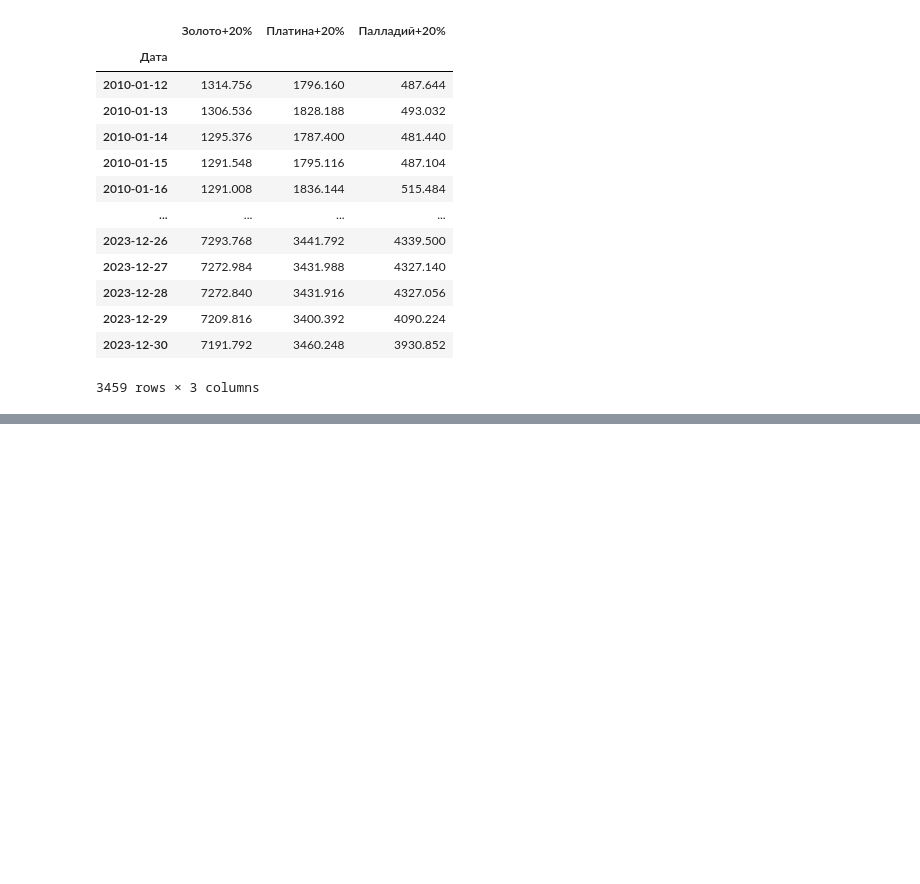
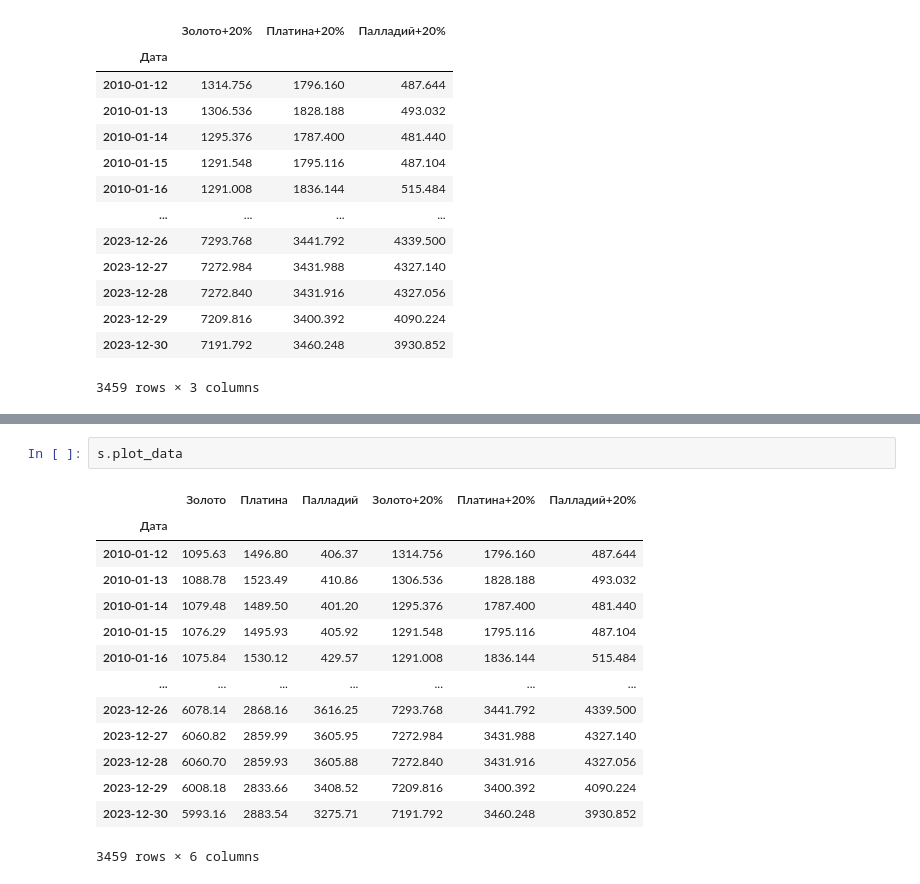
Before and after one commit to Dmatryus/PlotAdapter, a Jupyter notebook: researches/Exchange rate research.ipynb, the cells around one changed output, grey strips where cells are left out. Cells and saved outputs as stored; diff of their text form; blank space fills up the shorter version.

```diff
--- a/researches/Exchange rate research.ipynb
+++ b/researches/Exchange rate research.ipynb
@@ -145,0 +143,17 @@ s.to_file(Path(".") / 'plots' / 's.png')
+# %%
+s.plot_data
+# %% [output]
+|  | Золото | Платина | Палладий | Золото+20% | Платина+20% | Палладий+20% |
+| Дата |  |  |  |  |  |  |
+| 2010-01-12 | 1095.63 | 1496.80 | 406.37 | 1314.756 | 1796.160 | 487.644 |
+| 2010-01-13 | 1088.78 | 1523.49 | 410.86 | 1306.536 | 1828.188 | 493.032 |
+| 2010-01-14 | 1079.48 | 1489.50 | 401.20 | 1295.376 | 1787.400 | 481.440 |
+| 2010-01-15 | 1076.29 | 1495.93 | 405.92 | 1291.548 | 1795.116 | 487.104 |
+| 2010-01-16 | 1075.84 | 1530.12 | 429.57 | 1291.008 | 1836.144 | 515.484 |
+| ... | ... | ... | ... | ... | ... | ... |
+| 2023-12-26 | 6078.14 | 2868.16 | 3616.25 | 7293.768 | 3441.792 | 4339.500 |
+| 2023-12-27 | 6060.82 | 2859.99 | 3605.95 | 7272.984 | 3431.988 | 4327.140 |
+| 2023-12-28 | 6060.70 | 2859.93 | 3605.88 | 7272.840 | 3431.916 | 4327.056 |
+| 2023-12-29 | 6008.18 | 2833.66 | 3408.52 | 7209.816 | 3400.392 | 4090.224 |
+| 2023-12-30 | 5993.16 | 2883.54 | 3275.71 | 7191.792 | 3460.248 | 3930.852 |
+3459 rows × 6 columns
```
Also changed, not shown: parts of 5 cells of this notebook, 2 other files.
